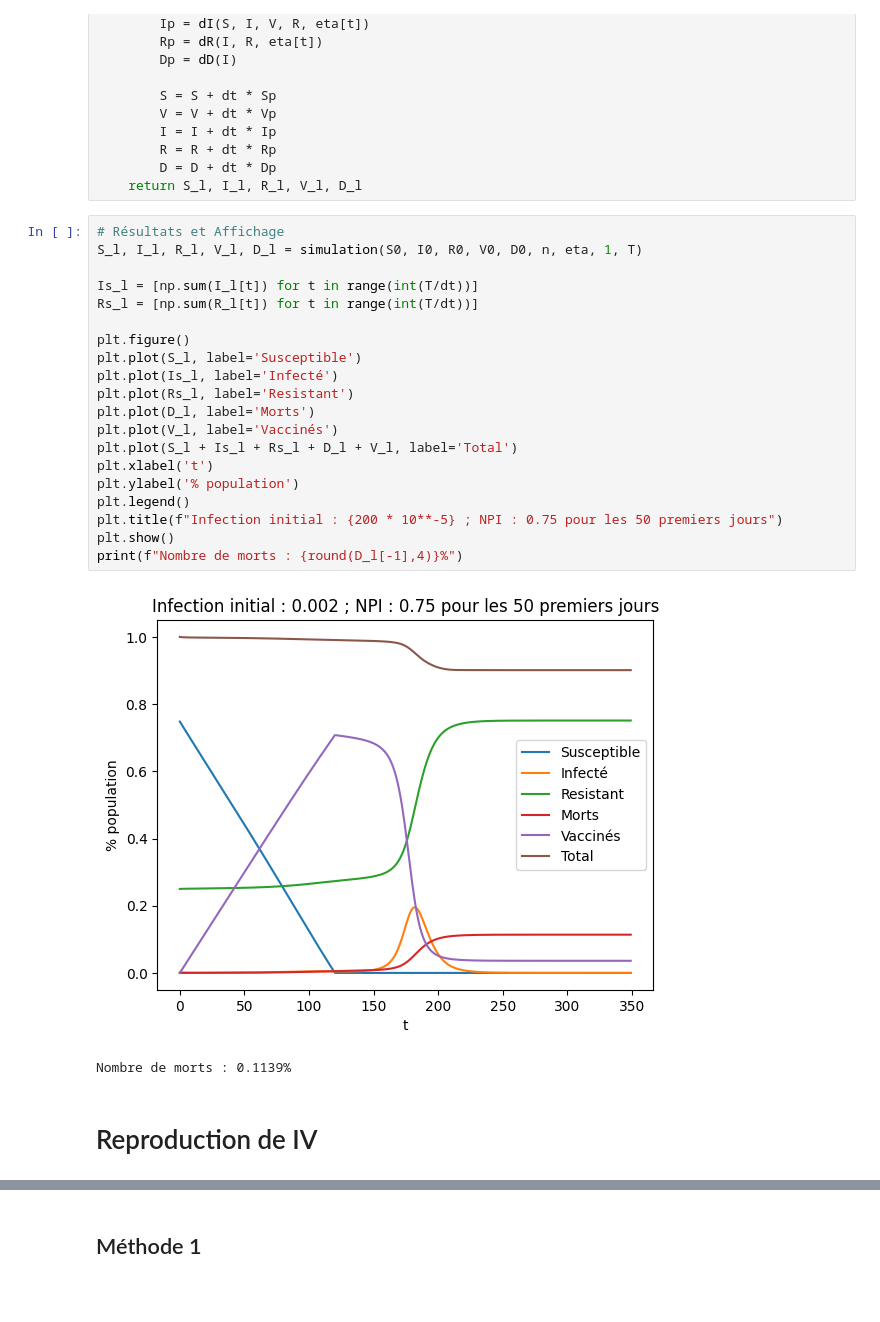
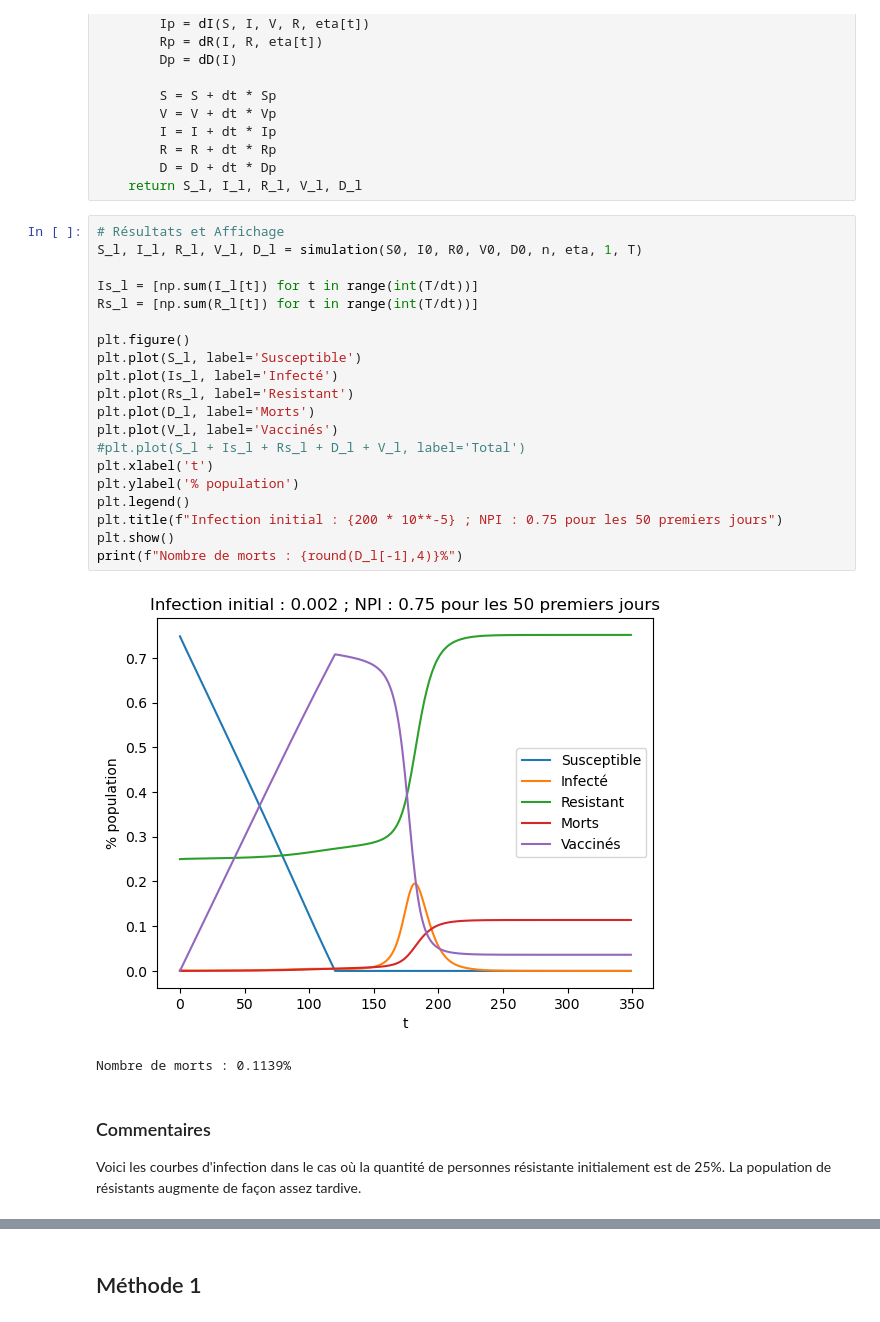
Before and after one commit to aaronmarciano/optimalcontrol, a Jupyter notebook: test.ipynb, the cells around one changed output, grey strips where cells are left out. Saved outputs shown, nothing was run; the diff lists cells and outputs as text; blank space fills up the shorter version.

Commit message:
add comments

```diff
--- a/test.ipynb
+++ b/test.ipynb
@@ -109,25 +158,27 @@ def simulation(S, I, R, V, D, n, eta, dt, T):
 # %%
 # Résultats et Affichage
 S_l, I_l, R_l, V_l, D_l = simulation(S0, I0, R0, V0, D0, n, eta, 1, T)
 
 Is_l = [np.sum(I_l[t]) for t in range(int(T/dt))]
 Rs_l = [np.sum(R_l[t]) for t in range(int(T/dt))]
 
 plt.figure()
 plt.plot(S_l, label='Susceptible')
 plt.plot(Is_l, label='Infecté')
 plt.plot(Rs_l, label='Resistant')
 plt.plot(D_l, label='Morts')
 plt.plot(V_l, label='Vaccinés')
-plt.plot(S_l + Is_l + Rs_l + D_l + V_l, label='Total')
+#plt.plot(S_l + Is_l + Rs_l + D_l + V_l, label='Total')
 plt.xlabel('t')
 plt.ylabel('% population')
 plt.legend()
 plt.title(f"Infection initial : {200 * 10**-5} ; NPI : 0.75 pour les 50 premiers jours")
 plt.show()
 print(f"Nombre de morts : {round(D_l[-1],4)}%")
 # %% [output]
-[figure, old version]
+[figure, new version]
 Nombre de morts : 0.1139%
-# %% [markdown]
-# Reproduction de IV
+# %% [markdown]
+### Commentaires
+
+Voici les courbes d'infection dans le cas où la quantité de personnes résistante initialement est de 25%. La population de résistants augmente de façon assez tardive.
```
Also changed, not shown: parts of 15 cells of this notebook.
